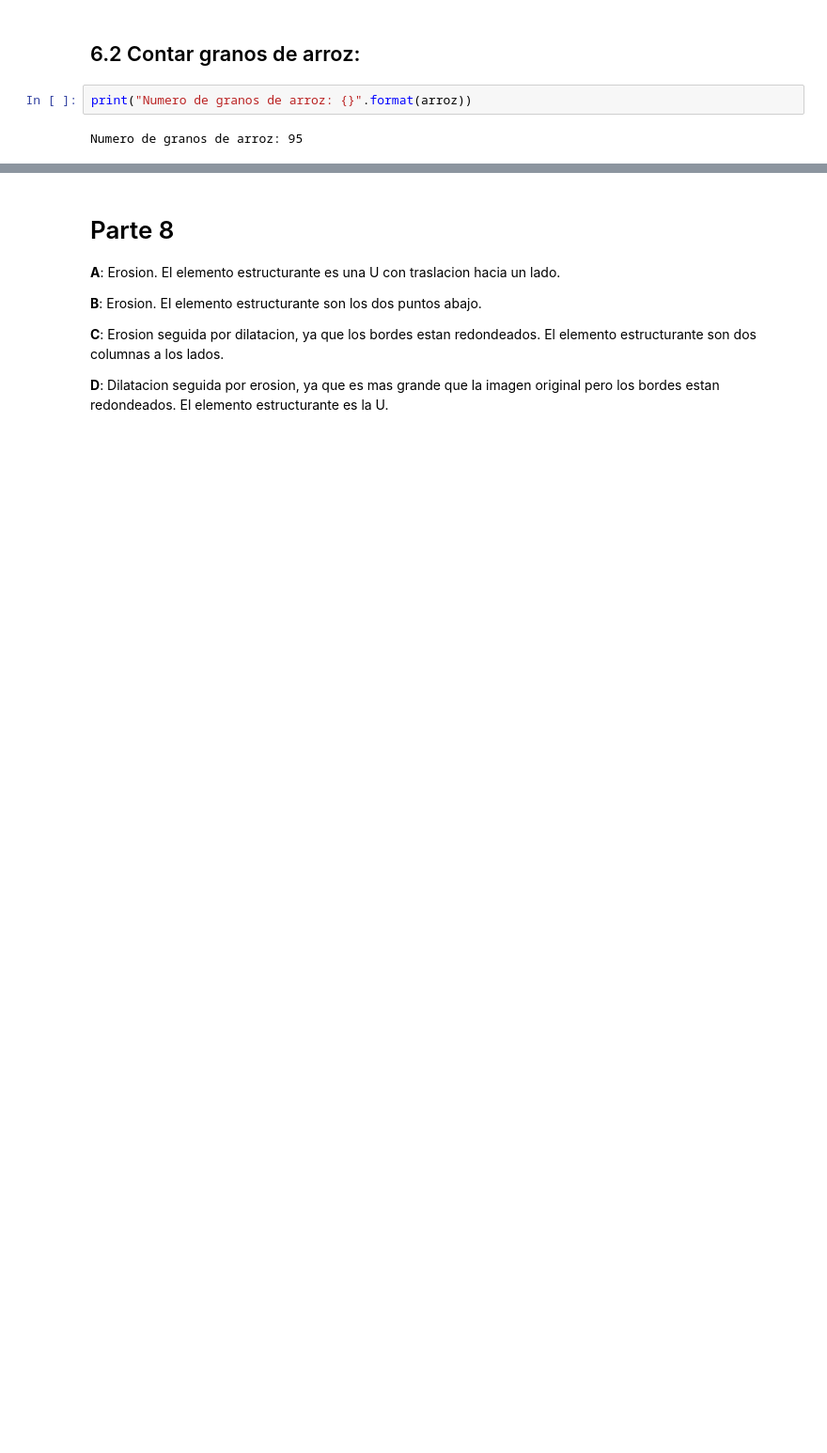
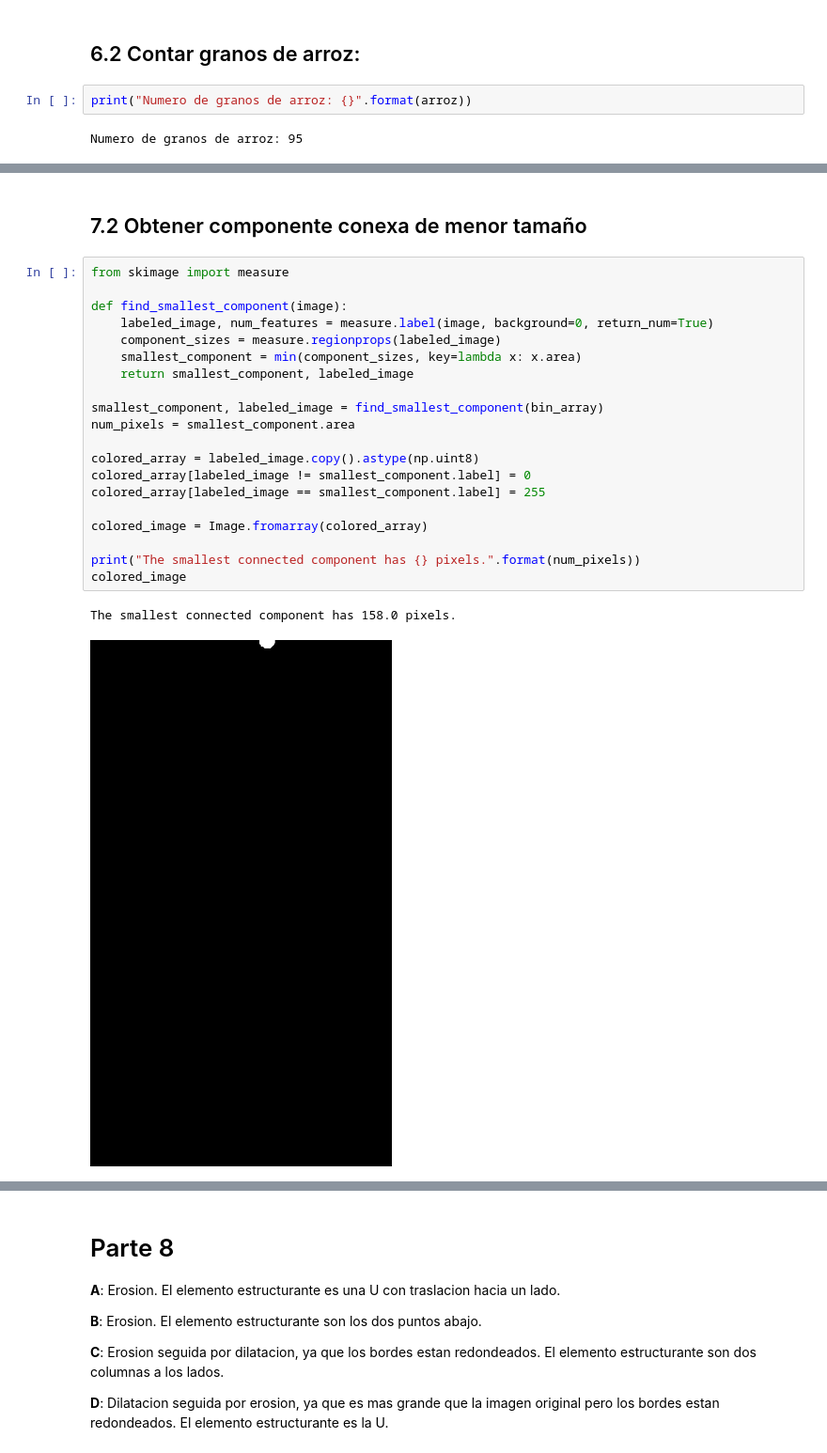
Before and after one commit to cayomol01/Vision_Lab1, a Jupyter notebook: Parte[6-8].ipynb, the cells around one changed output, grey strips where cells are left out. Shown: that part at 94% size. Cells and saved outputs as stored; diff of their text form; blank space fills up the shorter version.

```diff
--- a/Parte[6-8].ipynb
+++ b/Parte[6-8].ipynb
@@ -42,0 +54,25 @@ Numero de granos de arroz: 95
+# %% [markdown]
+## 7.2 Obtener componente conexa de menor tamaño
+# %%
+from skimage import measure
+
+def find_smallest_component(image):
+    labeled_image, num_features = measure.label(image, background=0, return_num=True)
+    component_sizes = measure.regionprops(labeled_image)
+    smallest_component = min(component_sizes, key=lambda x: x.area)
+    return smallest_component, labeled_image
+
+smallest_component, labeled_image = find_smallest_component(bin_array)
+num_pixels = smallest_component.area
+
+colored_array = labeled_image.copy().astype(np.uint8)
+colored_array[labeled_image != smallest_component.label] = 0
+colored_array[labeled_image == smallest_component.label] = 255
+
+colored_image = Image.fromarray(colored_array)
+
+print("The smallest connected component has {} pixels.".format(num_pixels))
+colored_image
+# %% [output]
+The smallest connected component has 158.0 pixels.
+[figure, added]
```
Also changed, not shown: parts of 7 cells of this notebook.
